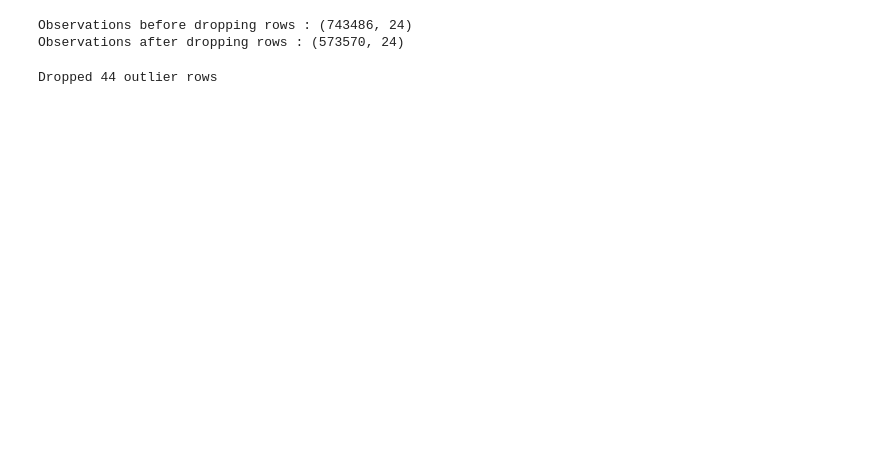
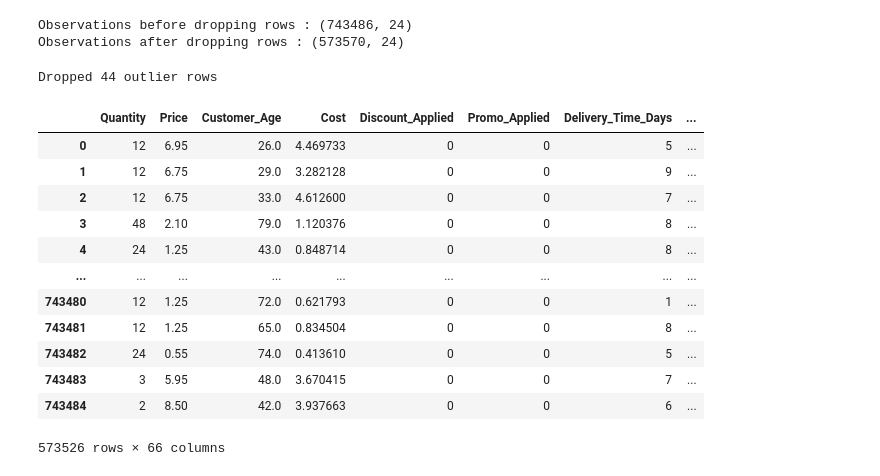
Before and after one commit to Maxwell-Selassie/Customer-Churn-Prediction-Model, a Jupyter notebook: notebooks/02_preprocessing.ipynb, the cells around one changed output. Drawn from its saved outputs; the diff is of its cells as text; code cells hidden in the pictures; blank space fills up the shorter version.

Commit message:
Customer Churn Prediction Model

```diff
--- a/notebooks/02_preprocessing.ipynb
+++ b/notebooks/02_preprocessing.ipynb
@@ -37,6 +37,16 @@ after = len(df)
 print(f'Dropped {before - after} outlier rows')
 # %% [output]
 Dropped 44 outlier rows
+# %%
+df['Signup_Date'] = pd.to_datetime(df['Signup_Date'])
+df['Last_Login_Date'] = pd.to_datetime(df['Last_Login_Date'])
+
+df['Customer_Lifetime_Date'] = (df['Last_Login_Date'] - df['Signup_Date']).dt.days
+df['Customer_Lifetime_Date'] = df['Customer_Lifetime_Date'].clip(lower=0)
+# %%
+reference_date = df['Last_Login_Date'].max()
+df['Days_Since_Last_Login'] = (reference_date - df['Last_Login_Date']).dt.days
+df['Days_Since_Last_Login'] = df['Days_Since_Last_Login'].clip(lower=0)
 # %%
 # datetime features
 def extract_datetime_features(df, col):
@@ -107,8 +117,30 @@ df['sum_country_revenue'] = df.groupby('Country')['Revenue'].transform('sum') #
 df['avg_country_revenue'] = df.groupby('Country')['Revenue'].transform('mean') # avg revenue per country
 df['sum_country_profit'] = df.groupby('Country')['Profit'].transform('sum')
 df['avg_country_profit'] = df.groupby('Country')['Profit'].transform('mean')
+# %%
+df['Customer_Transaction_Count'] = df.groupby('Customer ID')['Invoice'].transform('count')
 # %%
 # drop columns
 cols_to_drop = ['Invoice','StockCode','Description','InvoiceDate','Customer ID','Signup_Date','Last_Login_Date','Country']
 for cols in cols_to_drop:
     df = df.drop(columns=[cols])
+# %%
+freq = df['Subcategory'].value_counts(normalize=True).to_dict()
+df['subcategory_freq'] = df['Subcategory'].map(freq)
+df = df.drop(columns=['Subcategory'])
+# %%
+df
+# %% [output]
+|  | Quantity | Price | Customer_Age | Cost | Discount_Applied | Promo_Applied | Delivery_Time_Days | ... |
+| 0 | 12 | 6.95 | 26.0 | 4.469733 | 0 | 0 | 5 | ... |
+| 1 | 12 | 6.75 | 29.0 | 3.282128 | 0 | 0 | 9 | ... |
+| 2 | 12 | 6.75 | 33.0 | 4.612600 | 0 | 0 | 7 | ... |
+| 3 | 48 | 2.10 | 79.0 | 1.120376 | 0 | 0 | 8 | ... |
+| 4 | 24 | 1.25 | 43.0 | 0.848714 | 0 | 0 | 8 | ... |
+| ... | ... | ... | ... | ... | ... | ... | ... | ... |
+| 743480 | 12 | 1.25 | 72.0 | 0.621793 | 0 | 0 | 1 | ... |
+| 743481 | 12 | 1.25 | 65.0 | 0.834504 | 0 | 0 | 8 | ... |
+| 743482 | 24 | 0.55 | 74.0 | 0.413610 | 0 | 0 | 5 | ... |
+| 743483 | 3 | 5.95 | 48.0 | 3.670415 | 0 | 0 | 7 | ... |
+| 743484 | 2 | 8.50 | 42.0 | 3.937663 | 0 | 0 | 6 | ... |
+573526 rows × 66 columns
```
Also changed, not shown: parts of 1 cell of this notebook.
